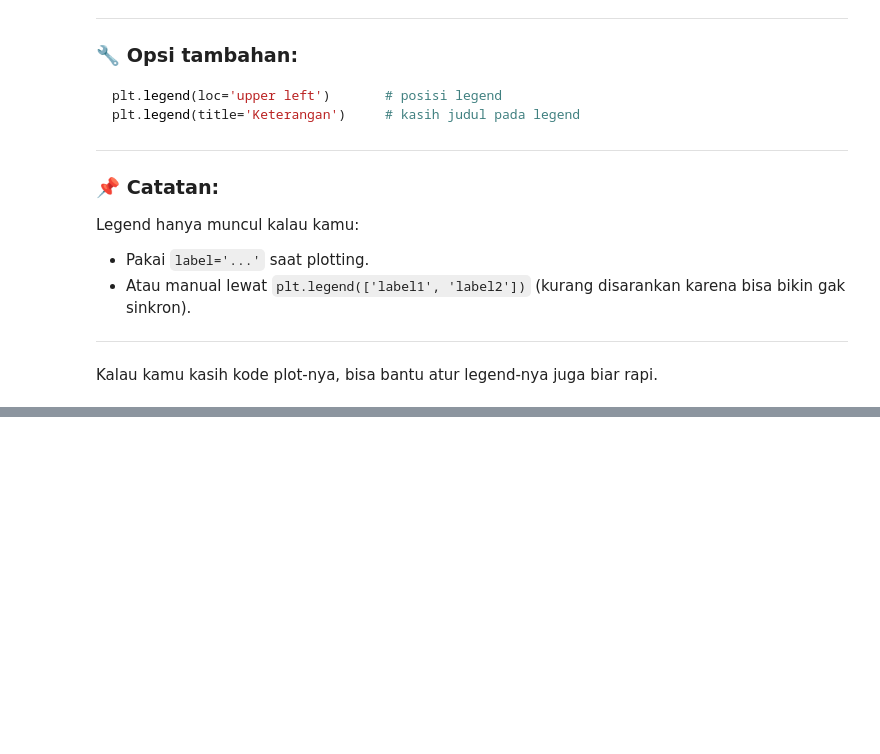
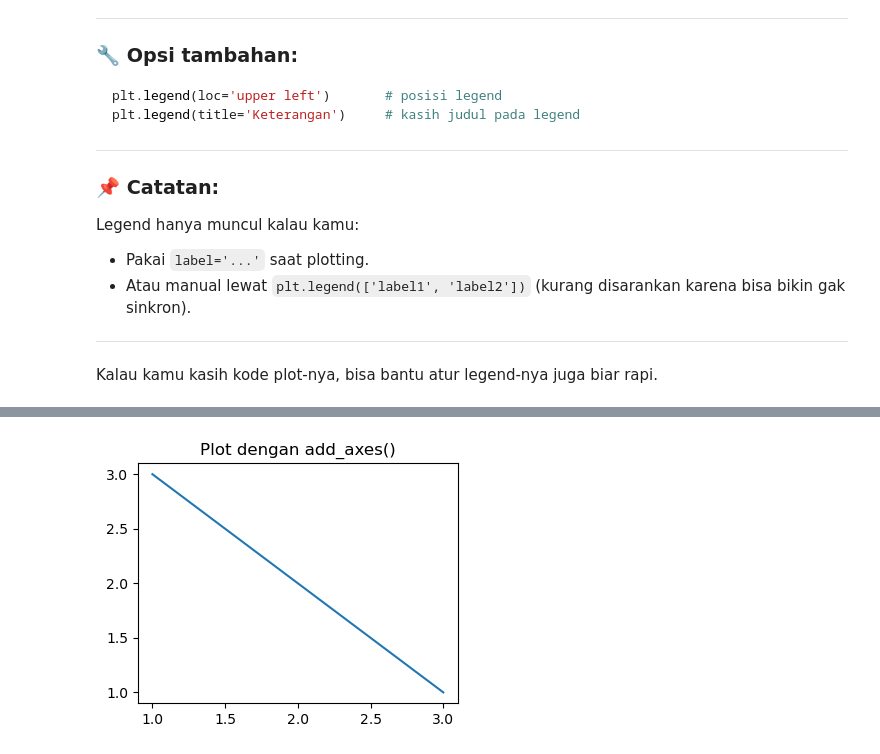
Before and after one commit to TurmaeUrsorum/belajar-piton, a Jupyter notebook: 11. Data Visualization Matplotlib/matplotlib.ipynb, the cells around one changed output, grey strips where cells are left out. Drawn from its saved outputs; the diff is of its cells as text; code cells hidden in the pictures; blank space fills up the shorter version.

```diff
--- a/11. Data Visualization Matplotlib/matplotlib.ipynb
+++ b/11. Data Visualization Matplotlib/matplotlib.ipynb
@@ -398,0 +547,13 @@ plt.show()
+# %%
+import matplotlib.pyplot as plt
+
+fig = plt.figure()
+
+# Tambahkan axes yang posisinya di tengah (25% dari kiri & bawah) dan ukurannya 50% dari figure
+ax = fig.add_axes([0.25, 0.25, 0.5, 0.5])
+ax.plot([1, 2, 3], [3, 2, 1])
+ax.set_title("Plot dengan add_axes()")
+
+plt.show()
+# %% [output]
+[figure, added]
```
Also changed, not shown: parts of 16 cells of this notebook.
